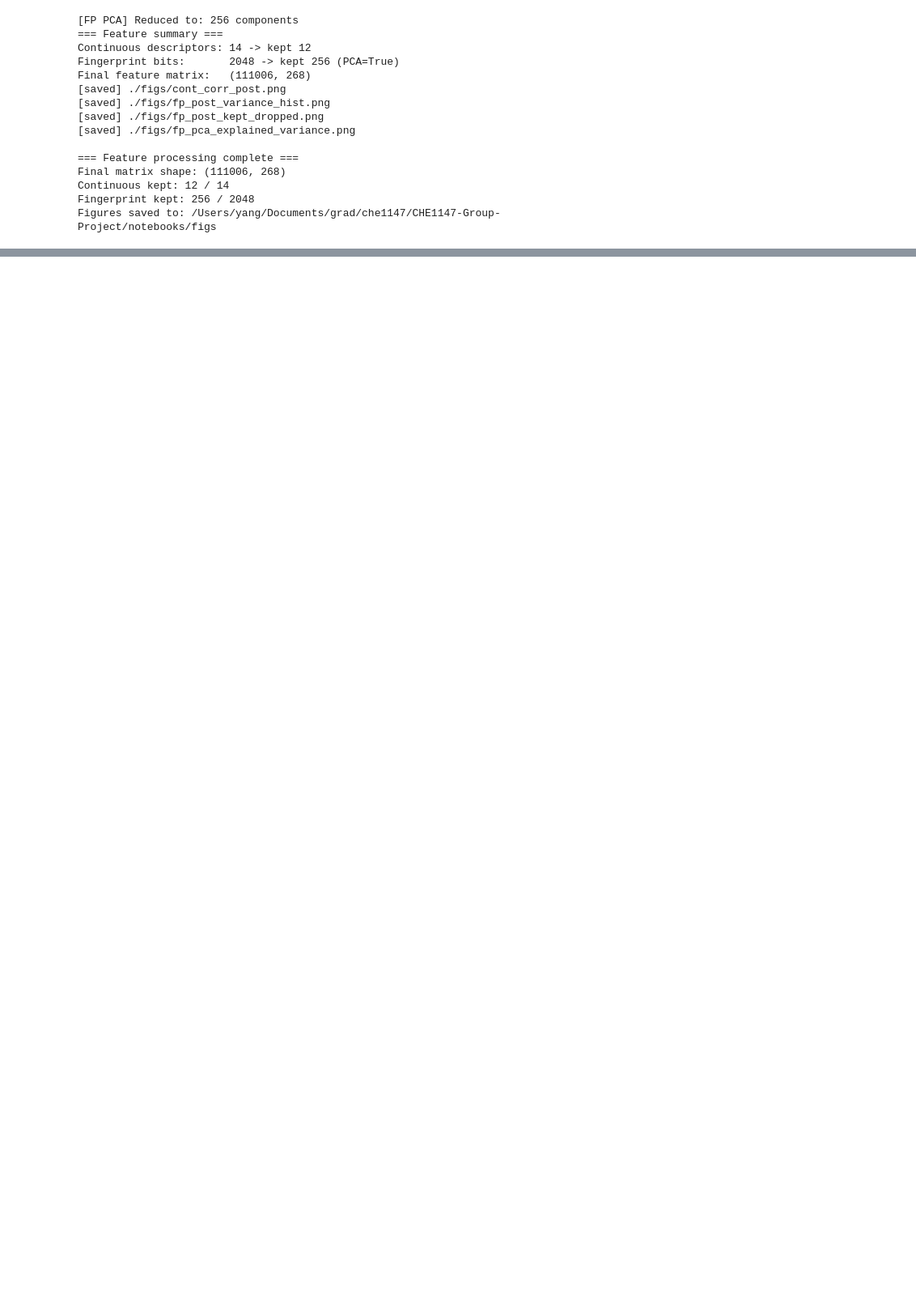
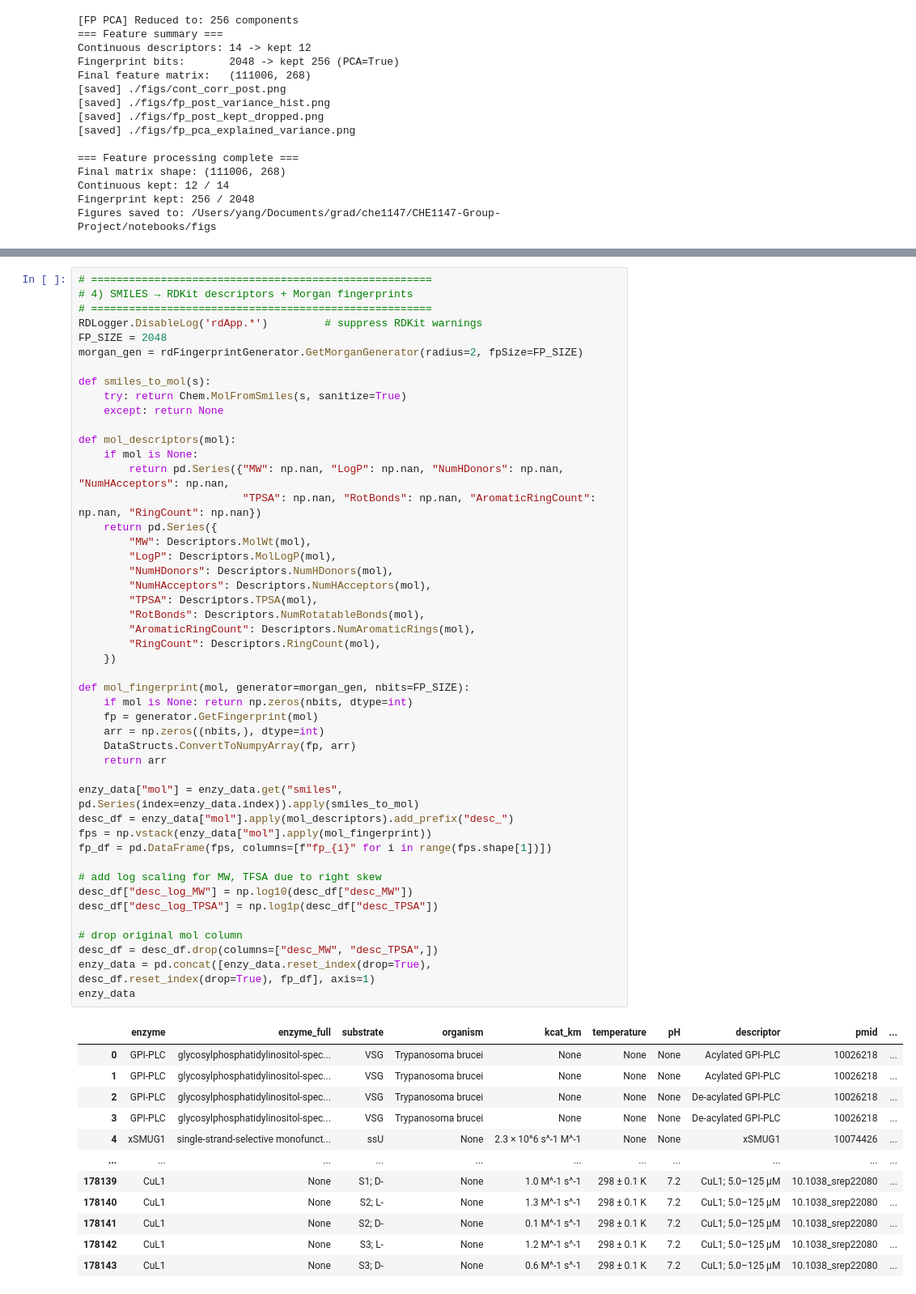
Before and after one commit to tinayang3024/CHE1147-Group-Project, a Jupyter notebook: notebooks/exploration.ipynb, the cells around one changed output, grey strips where cells are left out. Shown at 81% size. Drawn from its saved outputs; the diff is of its cells as text; blank space fills up the shorter version.

```diff
--- a/notebooks/exploration.ipynb
+++ b/notebooks/exploration.ipynb
@@ -1776,0 +2015,60 @@ Figures saved to: /Users/yang/Documents/grad/che1147/CHE1147-Group-Project/noteb
+# %%
+# ======================================================
+# 4) SMILES → RDKit descriptors + Morgan fingerprints
+# ======================================================
+RDLogger.DisableLog('rdApp.*')         # suppress RDKit warnings
+FP_SIZE = 2048
+morgan_gen = rdFingerprintGenerator.GetMorganGenerator(radius=2, fpSize=FP_SIZE)
+
+def smiles_to_mol(s):
+    try: return Chem.MolFromSmiles(s, sanitize=True)
+    except: return None
+
+def mol_descriptors(mol):
+    if mol is None:
+        return pd.Series({"MW": np.nan, "LogP": np.nan, "NumHDonors": np.nan, "NumHAcceptors": np.nan,
+                          "TPSA": np.nan, "RotBonds": np.nan, "AromaticRingCount": np.nan, "RingCount": np.nan})
+    return pd.Series({
+        "MW": Descriptors.MolWt(mol),
+        "LogP": Descriptors.MolLogP(mol),
+        "NumHDonors": Descriptors.NumHDonors(mol),
+        "NumHAcceptors": Descriptors.NumHAcceptors(mol),
+        "TPSA": Descriptors.TPSA(mol),
+        "RotBonds": Descriptors.NumRotatableBonds(mol),
+        "AromaticRingCount": Descriptors.NumAromaticRings(mol),
+        "RingCount": Descriptors.RingCount(mol),
+    })
+
+def mol_fingerprint(mol, generator=morgan_gen, nbits=FP_SIZE):
+    if mol is None: return np.zeros(nbits, dtype=int)
+    fp = generator.GetFingerprint(mol)
+    arr = np.zeros((nbits,), dtype=int)
+    DataStructs.ConvertToNumpyArray(fp, arr)
+    return arr
+
+enzy_data["mol"] = enzy_data.get("smiles", pd.Series(index=enzy_data.index)).apply(smiles_to_mol)
+desc_df = enzy_data["mol"].apply(mol_descriptors).add_prefix("desc_")
+fps = np.vstack(enzy_data["mol"].apply(mol_fingerprint))
+fp_df = pd.DataFrame(fps, columns=[f"fp_{i}" for i in range(fps.shape[1])])
+
+# add log scaling for MW, TFSA due to right skew
+desc_df["desc_log_MW"] = np.log10(desc_df["desc_MW"])
+desc_df["desc_log_TPSA"] = np.log1p(desc_df["desc_TPSA"])
+
+# drop original mol column
+desc_df = desc_df.drop(columns=["desc_MW", "desc_TPSA",])
+enzy_data = pd.concat([enzy_data.reset_index(drop=True), desc_df.reset_index(drop=True), fp_df], axis=1)
+enzy_data
+# %% [output]
+|  | enzyme | enzyme_full | substrate | organism | kcat_km | temperature | pH | descriptor | pmid | ... |
+| 0 | GPI-PLC | glycosylphosphatidylinositol-spec... | VSG | Trypanosoma brucei | None | None | None | Acylated GPI-PLC | 10026218 | ... |
+| 1 | GPI-PLC | glycosylphosphatidylinositol-spec... | VSG | Trypanosoma brucei | None | None | None | Acylated GPI-PLC | 10026218 | ... |
+| 2 | GPI-PLC | glycosylphosphatidylinositol-spec... | VSG | Trypanosoma brucei | None | None | None | De-acylated GPI-PLC | 10026218 | ... |
+| 3 | GPI-PLC | glycosylphosphatidylinositol-spec... | VSG | Trypanosoma brucei | None | None | None | De-acylated GPI-PLC | 10026218 | ... |
+| 4 | xSMUG1 | single-strand-selective monofunct... | ssU | None | 2.3 × 10^6 s^-1 M^-1 | None | None | xSMUG1 | 10074426 | ... |
+| ... | ... | ... | ... | ... | ... | ... | ... | ... | ... | ... |
+| 178139 | CuL1 | None | S1; D- | None | 1.0 M^-1 s^-1 | 298 ± 0.1 K | 7.2 | CuL1; 5.0–125 μM | 10.1038_srep22080 | ... |
+| 178140 | CuL1 | None | S2; L- | None | 1.3 M^-1 s^-1 | 298 ± 0.1 K | 7.2 | CuL1; 5.0–125 μM | 10.1038_srep22080 | ... |
+| 178141 | CuL1 | None | S2; D- | None | 0.1 M^-1 s^-1 | 298 ± 0.1 K | 7.2 | CuL1; 5.0–125 μM | 10.1038_srep22080 | ... |
+| 178142 | CuL1 | None | S3; L- | None | 1.2 M^-1 s^-1 | 298 ± 0.1 K | 7.2 | CuL1; 5.0–125 μM | 10.1038_srep22080 | ... |
+| 178143 | CuL1 | None | S3; D- | None | 0.6 M^-1 s^-1 | 298 ± 0.1 K | 7.2 | CuL1; 5.0–125 μM | 10.1038_srep22080 | ... |
```
Also changed, not shown: parts of 8 cells of this notebook.
